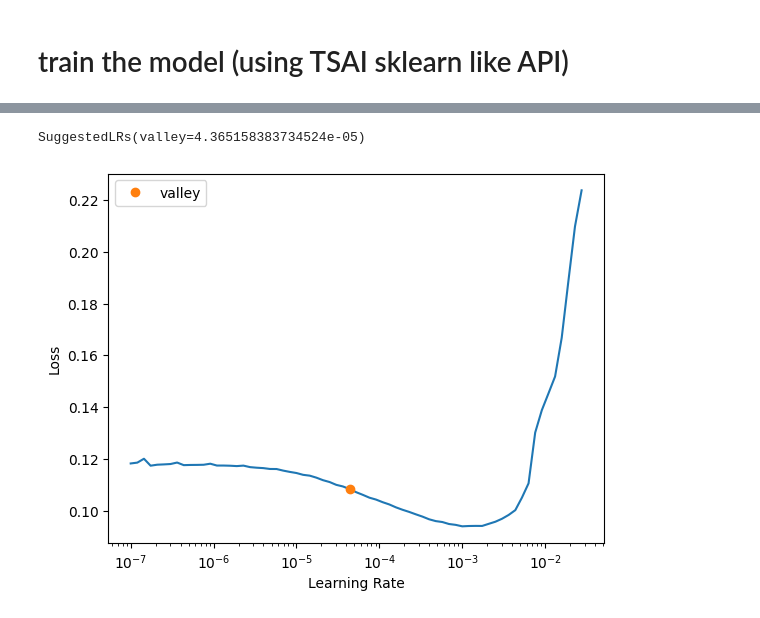
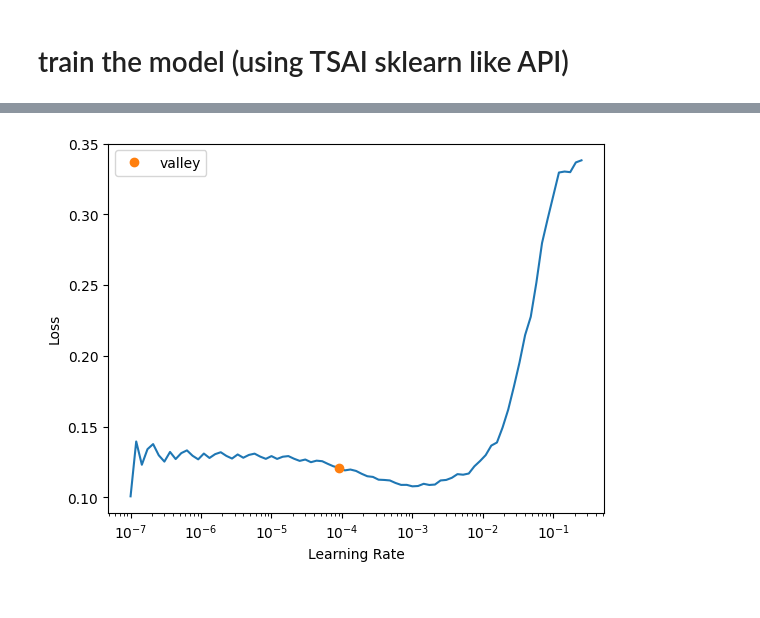
Before and after one commit to jiadol/Travel_Ml, a Jupyter notebook: notebooks/05_prediction.ipynb, the cells around one changed output, grey strips where cells are left out. Drawn from its saved outputs; the diff is of its cells as text; code cells hidden in the pictures.

```diff
--- a/notebooks/05_prediction.ipynb
+++ b/notebooks/05_prediction.ipynb
@@ -5,13 +5,13 @@ import matplotlib.pyplot as plt
 import torch
 
 # 创建数据库引擎
-table_hk_daily = "hk_customs_daily"
 database_url = "sqlite:///../data/data.sqlite"
 engine = create_engine(database_url)
 
 # define hyper paras
 use_standard_scaler = True
 save_imputed_data = False
+notebook_mode = 'train'
 device = torch.device("cuda:0" if torch.cuda.is_available() else "mps" if torch.backends.mps.is_available() else "cpu")
 # %%
 query = "select global_entry,hkmo_entry,tw_entry from sh_customs_daily_imputed"
@@ -23,10 +23,13 @@ Data Minmax Scaler
 from sklearn.preprocessing import MinMaxScaler
 
 scalers = {}
-if use_standard_scaler:
-    for column in data.columns:
-        if column not in ['date']:
-            scaler = MinMaxScaler()
-            data[column] = scaler.fit_transform(data[column].values.reshape(-1, 1)).reshape(
-                -1)
-            scalers[column] = scaler
+
+for column in data.columns:
+    if column not in ['date']:
+        scaler = MinMaxScaler()
+        data[column] = scaler.fit_transform(data[column].values.reshape(-1, 1)).reshape(
+            -1)
+        scalers[column] = scaler
+
+plt.plot(data)
+plt.show()
@@ -41,12 +41,12 @@ from tsai.data.validation import get_splits
 from tsai.data.preparation import SlidingWindow
 from tsai.data.core import TSForecasting
 
-window_length = 365
-stride = horizon = 10  # window move only one step forward, also means len(X)=len(data)
+window_length = 360
+stride = horizon = 180  # window move only one step forward, also means len(X)=len(data)
 n_vars = 3
 
 X, y = SlidingWindow(window_length, stride=stride, horizon=horizon, get_x=None, get_y=None)(data.values)
-splits = get_splits(y, valid_size=.2, stratify=False, random_state=42, shuffle=True)
+splits = get_splits(y, valid_size=0., stratify=False, random_state=42, shuffle=True)
 dsets = TSDatasets(X, y, tfms=[None, [TSForecasting()]], splits=splits, inplace=True)
 dls = TSDataLoaders.from_dsets(dsets.train, dsets.valid)
 (X.shape, y.shape)
@@ -74,39 +75,42 @@ from tsai.models.PatchTST import PatchTST
 #             n_layers=3,
 #             d_model=128,
 #             n_heads=16,
 #             d_k=32,
 #             d_v=64,
 #             dropout=0.1)
 
 model = PatchTST(
     c_in=dls.vars,
     c_out=horizon * n_vars,
     seq_len=dls.len,
     pred_dim=horizon,
-    d_ff=2048,
-    n_layers=2,
-    d_model=512,
+    d_ff=1024,
+    n_layers=4,
+    d_model=256,
     n_heads=8,
-    dropout=0.05
+    dropout=0.05,
+    revin=True,  # must open
+    affine=True,  # must open
+    individual=False  # optionally open
 )
 
 # TODO: mae and rmse all need flatten check
 learn = TSForecaster(
     X=X,
     y=y,
     splits=splits,
     tfms=[None, [TSForecasting()]],
     arch=model,
-    batch_size=64,
+    batch_size=4,
     shuffle_train=False,
     device=device,
     loss_func=L1LossFlat(),
     metrics=[rmse], cbs=ShowGraphCallback2(),
     model_dir="../models"
 )
-learn.lr_find()
+if notebook_mode == 'train':
+    learn.lr_find()
 # %% [output]
 [interactive output not drawn]
-SuggestedLRs(valley=4.365158383734524e-05)
-[figure, old version]
+[figure, new version]
 # %%
```
Also changed, not shown: parts of 11 cells of this notebook, 3 other files.
